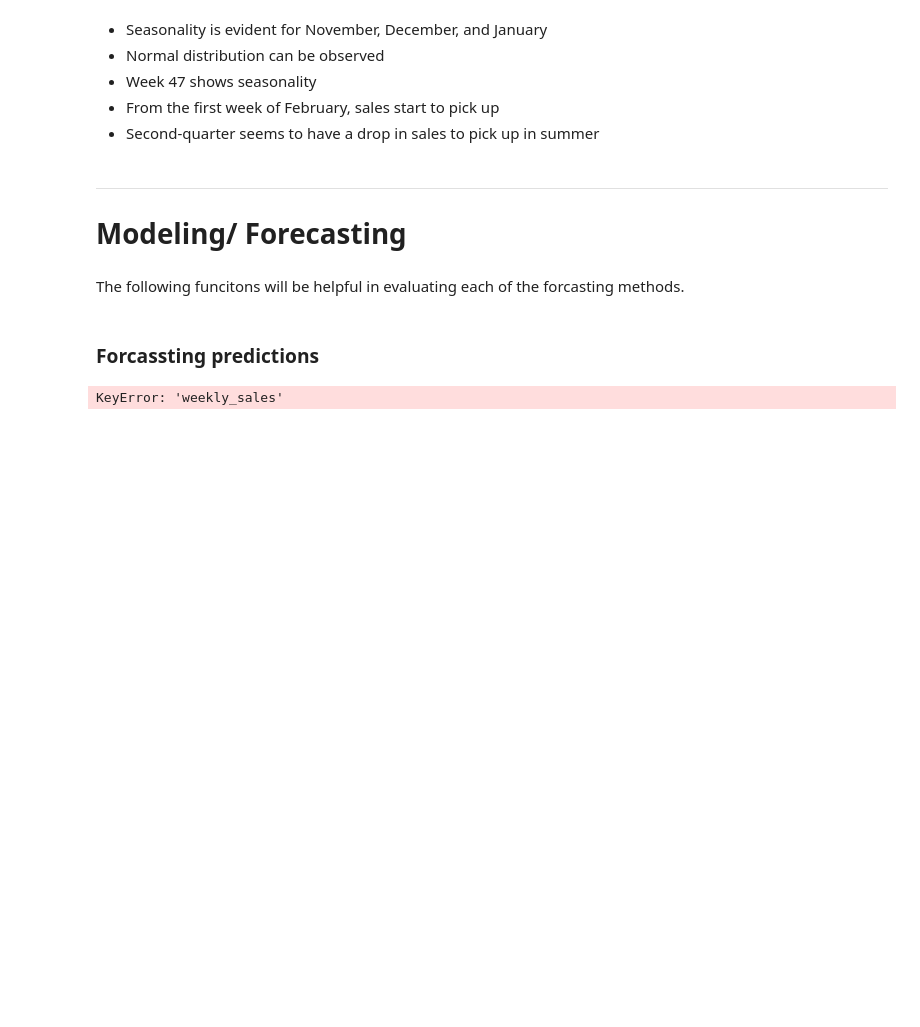
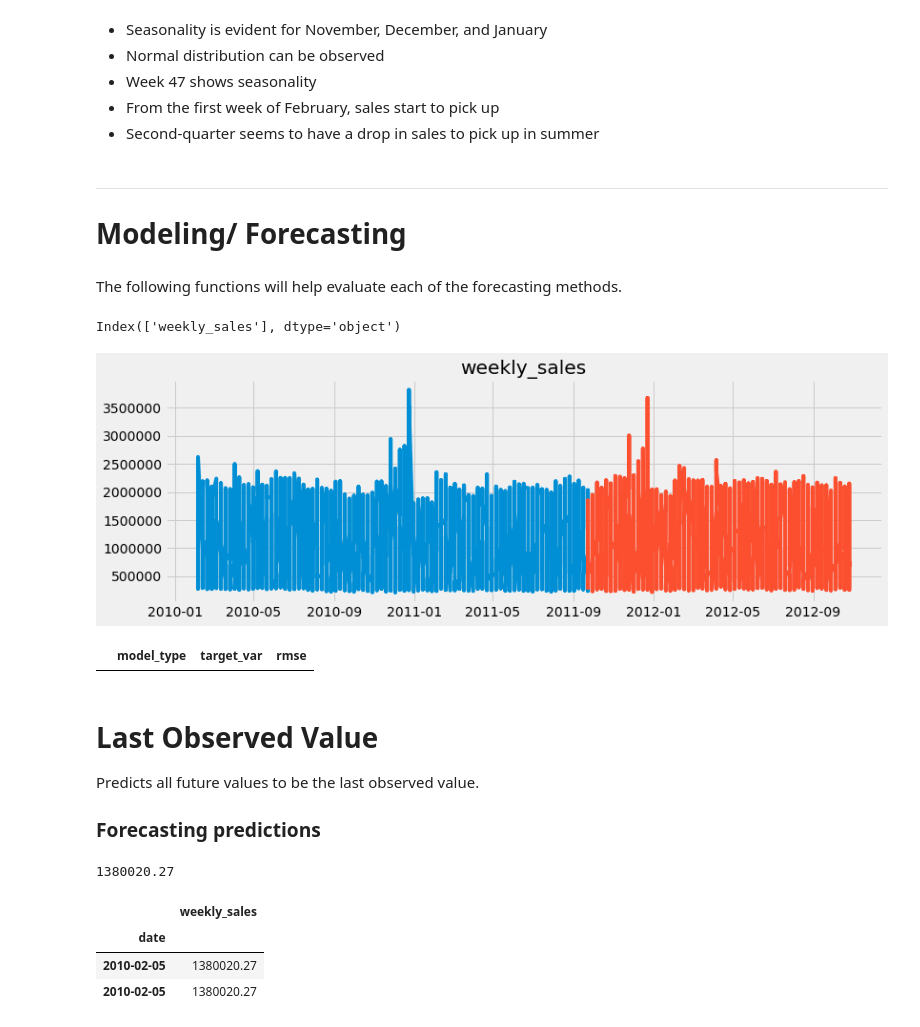
Before and after one commit to VelasquezAlejandro044/alejandro-individual-project, a Jupyter notebook: walmart_sales_data_work.ipynb, the cells around one changed output. Saved outputs shown, nothing was run; the diff lists cells and outputs as text; code cells hidden in the pictures; blank space fills up the shorter version.

```diff
--- a/walmart_sales_data_work.ipynb
+++ b/walmart_sales_data_work.ipynb
@@ -306,10 +305,10 @@ plt.plot(test.index, test.weekly_sales)
 # %% [output]
 [<matplotlib.lines.Line2D at 0x...>]
 [figure]
-# %%
-# eliminate all variables from train and test exept target
-train = train['weekly_sales']
-test = test['weekly_sales']
+# %%
+# eliminate all variables from train and test exept target
+train = pd.DataFrame(train['weekly_sales'])
+test = pd.DataFrame(test['weekly_sales'])
 # %%
 # Establish taget
 y = df.weekly_sales
@@ -367,10 +366,29 @@ plt.legend()
 
 # Modeling/ Forecasting
 # %% [markdown]
-The following funcitons will be helpful in evaluating each of the forcasting methods.
+The following functions will help evaluate each of the forecasting methods.
-# %%
-# Set target variable
-target_var = 'weekly_sales'
+# %%
+train.columns
+# %% [output]
+Index(['weekly_sales'], dtype='object')
+# %%
+def plot_samples(target_var):
+    '''
+    This function will plot the train and test values for a single variable across all dates.
+    '''
+    plt.figure(figsize=(12,4))
+    plt.plot(train[target_var])
+    plt.plot(test[target_var])
+    plt.title(target_var)
+# %%
+# plot the data points, color by train, validate, test
+# col = 'weekly_sales'
+for col in train.columns:
+    plot_samples(col)
+
+plt.show()
+# %% [output]
+[figure, added]
 # %%
 # evaluation function to compute rmse
 def evaluate(target_var):
@@ -396 +416,6 @@ def plot_and_eval(target_var):
+# %%
+# Check eval_df
+eval_df
+# %% [output]
+|  | model_type | target_var | rmse |
 # %%
@@ -409,19 +431,14 @@ def append_eval_df(model_type, target_var):
     d = pd.DataFrame(d)
     return eval_df.append(d, ignore_index = True)
 # %% [markdown]
-### Forcassting predictions
+# Last Observed Value
+Predicts all future values to be the last observed value.
+
+### Forecasting predictions
 # %%
-################ Last observed value ##################
-"""
-predicts all future values to be the last observed value.
-"""
 # Predicions
-
-dollars = round(train['weekly_sales'][-1:][0],2)
-
-yhat_df = pd.DataFrame({'weekly_sales': [dollars]},
-                       index = train.index)
-
-yhat_df.head(2)
+# create var 'weekly_sales' with last observed value
+weekly_sales = train['weekly_sales'][-1]
+weekly_sales
 # %% [output]
-KeyError: 'weekly_sales'
+1380020.27
@@ -430 +445,12 @@ train
+# %%
+# make predictions by adding weekly_sales What upto new dataframe yhat_df
+yhat_df = pd.DataFrame({'weekly_sales' : [weekly_sales]},
+                       index = train.index)
+
+yhat_df.head(2)
+# %% [output]
+|  | weekly_sales |
+| date |  |
+| 2010-02-05 | 1380020.27 |
+| 2010-02-05 | 1380020.27 |
 # %%
```
Also changed, not shown: parts of 54 cells of this notebook, 2 other files.
